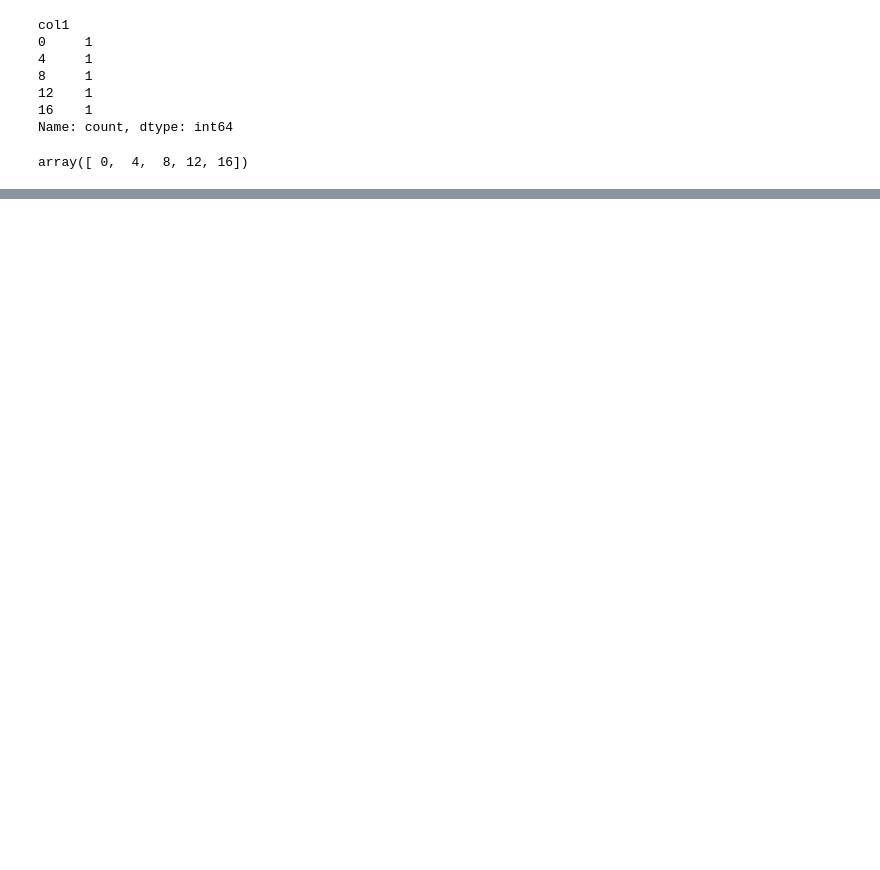
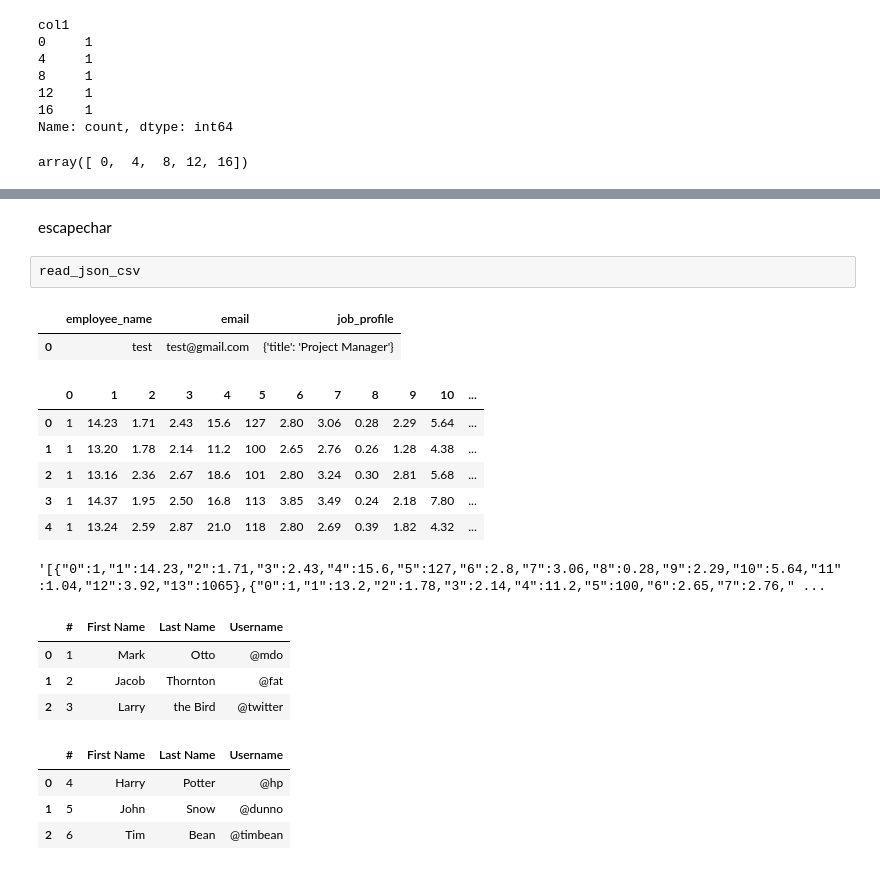
Before and after one commit to Abhinand-NTK/Pandas, a Jupyter notebook: pandas.ipynb, the cells around one changed output, grey strips where cells are left out. Drawn from its saved outputs; the diff is of its cells as text; code cells hidden in the pictures; blank space fills up the shorter version.

```diff
--- a/pandas.ipynb
+++ b/pandas.ipynb
@@ -95,0 +224,22 @@ array([ 0,  4,  8, 12, 16])
+# %% [markdown]
+escapechar
+# %% [raw]
+read_json_csv
+# %%
+Data = '{"employee_name":"test","email":"test@gmail.com","job_profile":[{"title":"Project Manager"}]}'
+df = pd.read_json(Data)
+df
+# %% [output]
+|  | employee_name | email | job_profile |
+| 0 | test | test@gmail.com | {'title': 'Project Manager'} |
+# %%
+df = pd.read_csv('https://archive.ics.uci.edu/ml/machine-learning-databases/wine/wine.data', header=None)
+# %%
+df.head()
+# %% [output]
+|  | 0 | 1 | 2 | 3 | 4 | 5 | 6 | 7 | 8 | 9 | 10 | ... |
+| 0 | 1 | 14.23 | 1.71 | 2.43 | 15.6 | 127 | 2.80 | 3.06 | 0.28 | 2.29 | 5.64 | ... |
+| 1 | 1 | 13.20 | 1.78 | 2.14 | 11.2 | 100 | 2.65 | 2.76 | 0.26 | 1.28 | 4.38 | ... |
+| 2 | 1 | 13.16 | 2.36 | 2.67 | 18.6 | 101 | 2.80 | 3.24 | 0.30 | 2.81 | 5.68 | ... |
+| 3 | 1 | 14.37 | 1.95 | 2.50 | 16.8 | 113 | 3.85 | 3.49 | 0.24 | 2.18 | 7.80 | ... |
+| 4 | 1 | 13.24 | 2.59 | 2.87 | 21.0 | 118 | 2.80 | 2.69 | 0.39 | 1.82 | 4.32 | ... |
@@ -95,0 +248,4 @@ array([ 0,  4,  8, 12, 16])
+# %%
+df.to_json(orient = "records")
+# %% [output]
+'[{"0":1,"1":14.23,"2":1.71,"3":2.43,"4":15.6,"5":127,"6":2.8,"7":3.06,"8":0.28,"9":2.29,"10":5.64,"11":1.04,"12":3.92,"13":1065},{"0":1,"1":13.2,"2":1.78,"3":2.14,"4":11.2,"5":100,"6":2.65,"7":2.76," ...
@@ -95,0 +255,14 @@ array([ 0,  4,  8, 12, 16])
+# %%
+dfs[0]
+# %% [output]
+|  | # | First Name | Last Name | Username |
+| 0 | 1 | Mark | Otto | @mdo |
+| 1 | 2 | Jacob | Thornton | @fat |
+| 2 | 3 | Larry | the Bird | @twitter |
+# %%
+dfs[1]
+# %% [output]
+|  | # | First Name | Last Name | Username |
+| 0 | 4 | Harry | Potter | @hp |
+| 1 | 5 | John | Snow | @dunno |
+| 2 | 6 | Tim | Bean | @timbean |
```
Also changed, not shown: parts of 24 cells of this notebook, 2 other files.
